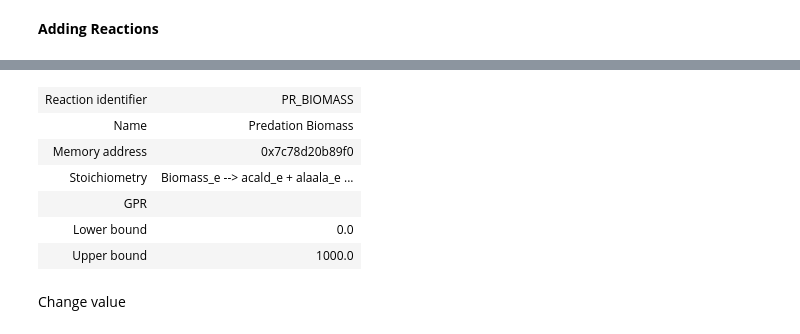
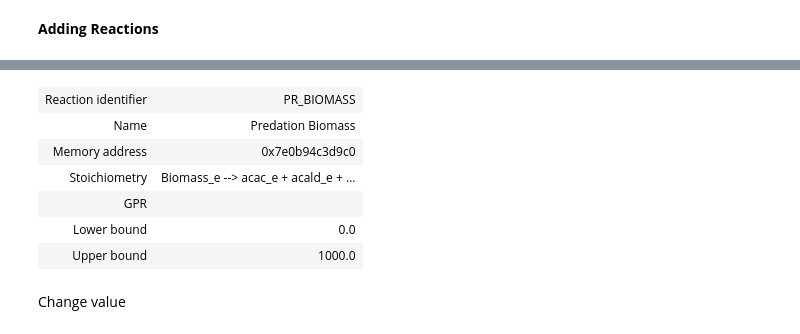
Before and after one commit to BondonMickael/M_xanthus-E_coli-Predation, a Jupyter notebook: notebooks/compart_model.ipynb, the cells around one changed output, grey strips where cells are left out. Cells and saved outputs as stored; diff of their text form; code cells hidden in the pictures.

```diff
--- a/notebooks/compart_model.ipynb
+++ b/notebooks/compart_model.ipynb
@@ -80,47 +80,51 @@ met_L_e = M_xanthus.metabolites.met_L_e
 thr_L_e = M_xanthus.metabolites.thr_L_e
 fru_e = M_xanthus.metabolites.fru_e # import fructose
 malt_e = M_xanthus.metabolites.malt_e
-gam_e = M_xanthus.metabolites.gam_e # from here test
+acald_e = M_xanthus.metabolites.acald_e # import FA?
+acac_e = M_xanthus.metabolites.acac_e
+glyc3p_e = M_xanthus.metabolites.glyc3p_e
+gam_e = M_xanthus.metabolites.gam_e # from here don't know
 fum_e = M_xanthus.metabolites.fum_e
 orn_e = M_xanthus.metabolites.orn_e
 succ_e = M_xanthus.metabolites.succ_e
-acald_e = M_xanthus.metabolites.acald_e
 
 Mreaction.add_metabolites({
     Biomass_e: -1,
     spmd_e: 1,
     pheme_e: 1,
     val_L_e: 1,
     ile_L_e: 1,
     leu_L_e: 1,
     lys_L_e: 1,
     his_L_e: 1,
     gly_cys_L_e: 1,
     cgly_e: 1,
     pro_L_e: 1,
     alaala_e: 1,
     fru_e: 1,
     malt_e: 1,
     glu_L_c: 1,
     met_L_e: 1,
     thr_L_e: 1,
     gam_e: 1,
     fum_e: 1,
     orn_e: 1,
     succ_e: 1,
-    acald_e: 1
+    acald_e: 1,
+    acac_e: 1,
+    glyc3p_e: 1
 }) # add the metabolites to the reaction
 
 Mreaction.gene_reaction_rule = '' # define which gene allow the reaction
 
 M_xanthus.add_reactions([Mreaction]) # add the PR_Biomass reaction
 
 M_xanthus.reactions.PR_BIOMASS
 # %% [output]
 | Reaction identifier | PR_BIOMASS |
 | Name | Predation Biomass |
-| Memory address | 0x7c78d20b89f0 |
-| Stoichiometry | Biomass_e --> acald_e + alaala_e ... |
+| Memory address | 0x7e0b94c3d9c0 |
+| Stoichiometry | Biomass_e --> acac_e + acald_e + ... |
 | GPR |  |
 | Lower bound | 0.0 |
 | Upper bound | 1000.0 |
```
Also changed, not shown: parts of 9 cells of this notebook, 2 other files.
